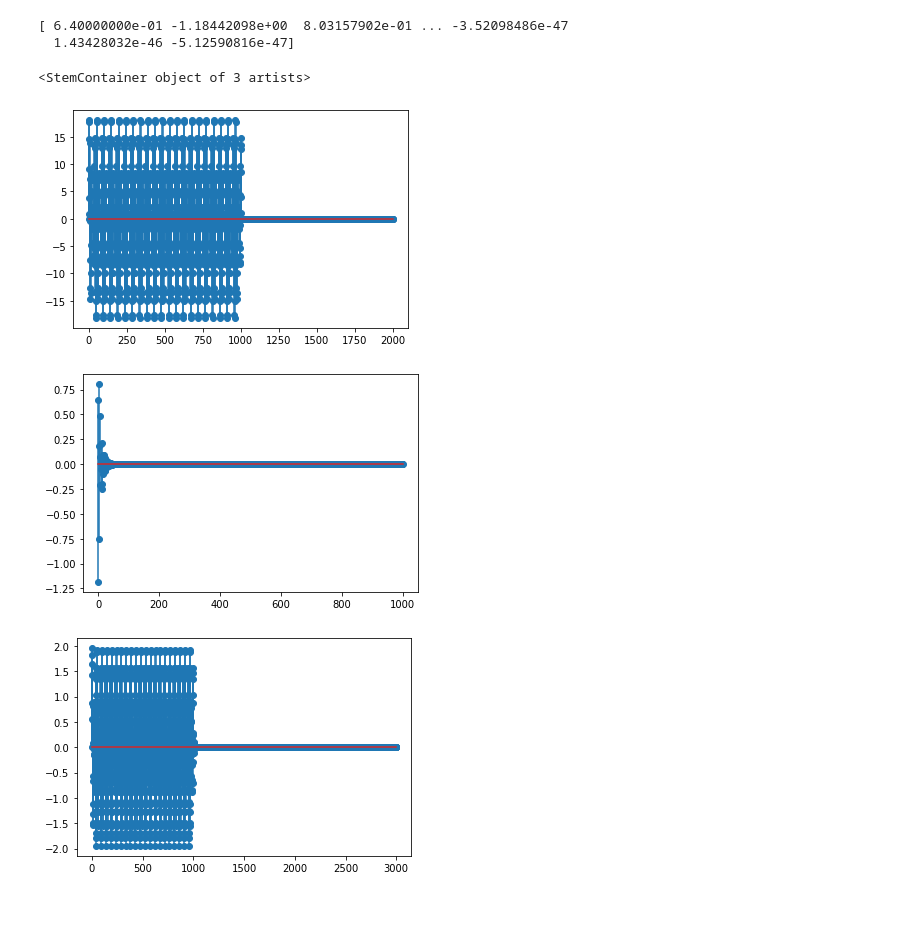
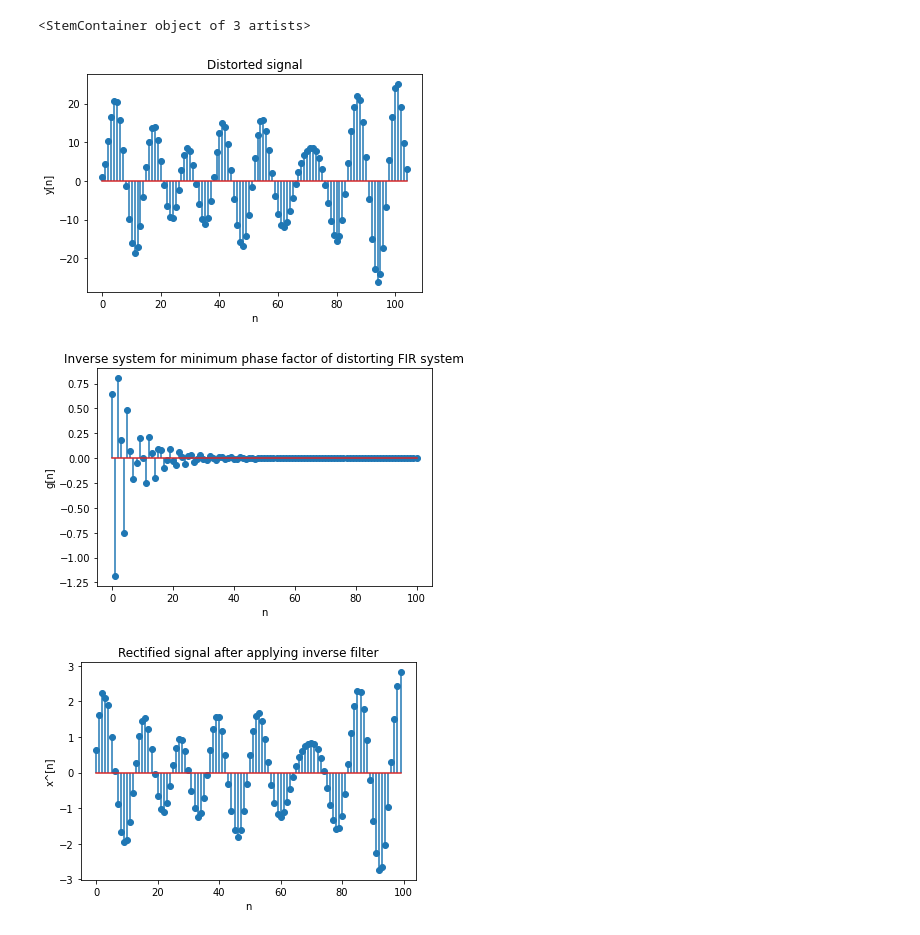
Before and after one commit to TUdayKiranReddy/DSP, a Jupyter notebook: hw4.ipynb, the cells around one changed output. Saved outputs shown, nothing was run; the diff lists cells and outputs as text; code cells hidden in the pictures; blank space fills up the shorter version.

```diff
--- a/hw4.ipynb
+++ b/hw4.ipynb
@@ -152,41 +188,29 @@ plt.stem(y)
 # %%
-def partialfrac_coef(z, i):
-    coe = 0
-    if i==1:
-        coe = 1/((1-0.9*np.exp(-0.6j*np.pi)/z)*(1-1.25*np.exp(0.8j*np.pi)/z)*(1-0.8*np.exp(-0.8j*np.pi)/z))
+g = -1*np.power((- 0.27811529493745262842097076827486 - 0.8559508646656383001882772987301j),n)*(0.14663288710561474694866337150187 + 0.34062336288391083028618212680458j) - np.power((- 0.27811529493745262842097076827486 + 0.8559508646656383001882772987301j), n)*(0.14663288710561474694866337150187 - 0.34062336288391083028618212680458j) + np.power((- 0.64721359549995793880583505597315 - 0.47022820183397862070506789677893j), n)*(0.46663288710561474694866337150187 - 0.083838714358561967363412760930737j) + np.power((- 0.64721359549995793880583505597315 + 0.47022820183397862070506789677893j), n)*(0.46663288710561474694866337150187 + 0.083838714358561967363412760930737j)
+g = np.real(g)
 
-    elif i==2:
-        coe = 1/((1-0.9*np.exp(0.6j*np.pi)/z)*(1-1.25*np.exp(0.8j*np.pi)/z)*(1-0.8*np.exp(-0.8j*np.pi)/z))
-    elif i==3:
-        coe = 1/((1-0.9*np.exp(0.6j*np.pi)/z)*(1-0.9*np.exp(-0.6j*np.pi)/z)*(1-0.8*np.exp(-0.8j*np.pi)/z))
-    elif i==4:
-        coe = 1/((1-0.9*np.exp(0.6j*np.pi)/z)*(1-0.9*np.exp(-0.6j*np.pi)/z)*(1-0.8*np.exp(0.8j*np.pi)/z))
-    return coe
-# g = np.array([0.5184,
-#               -0.9*(1.8*np.cos(0.8*np.pi) + 1.6*np.cos(0.6*np.pi))/1.25,
-#               0.9**2 + 1.25**(-2) + 2*0.9*(np.cos(0.2*np.pi)+np.cos(1.4*np.pi))/1.25
-#               ,-1.8*np.cos(0.6*np.pi)-1.6*np.cos(0.8*np.pi)
-#               ,1])
-# g = np.flip(g)*1.25*1.25
-g = -1*np.power((- 0.27811529493745262842097076827486 - 0.8559508646656383001882772987301j),n)*(0.14663288710561474694866337150187 + 0.34062336288391083028618212680458j) - np.power((- 0.27811529493745262842097076827486 + 0.8559508646656383001882772987301j), n)*(0.14663288710561474694866337150187 - 0.34062336288391083028618212680458j) + np.power((- 0.64721359549995793880583505597315 - 0.47022820183397862070506789677893j), n)*(0.46663288710561474694866337150187 - 0.083838714358561967363412760930737j) + np.power((- 0.64721359549995793880583505597315 + 0.47022820183397862070506789677893j), n)*(0.46663288710561474694866337150187 + 0.083838714358561967363412760930737j)
-# pi = np.pi
-# g = 0.8*0.8*(partialfrac_coef(0.9*np.exp(0.6j*pi), 1)*np.power(0.9*np.exp(0.6j*pi), n) + partialfrac_coef(0.9*np.exp(-0.6j*pi), 2)*np.power(0.9*np.exp(-0.6j*pi), n)+partialfrac_coef(0.8*np.exp(0.8j*pi), 3)*np.power(0.8*np.exp(0.8j*pi), n)+partialfrac_coef(0.8*np.exp(-0.8j*pi), 4)*np.power(0.8*np.exp(-0.8j*pi), n))
-g = np.real(g)
-print(g)
 xt = convolve(y, g, plot=False)
+
 plt.figure()
+plt.title('Distorted signal')
+plt.xlabel('n')
+plt.ylabel('y[n]')
 plt.stem(y)
 
 plt.figure()
+plt.title('Inverse system for minimum phase factor of distorting FIR system')
+plt.xlabel('n')
+plt.ylabel('g[n]')
 plt.stem(g)
 
 plt.figure()
-plt.stem(xt)
+plt.title('Rectified signal after applying inverse filter')
+plt.xlabel('n')
+plt.ylabel('x^[n]')
+plt.stem(xt[:100])
 # %% [output]
-[ 6.40000000e-01 -1.18442098e+00  8.03157902e-01 ... -3.52098486e-47
-  1.43428032e-46 -5.12590816e-47]
+<StemContainer object of 3 artists>
-<StemContainer object of 3 artists>
-[figure, old version]
+[figure, new version]
-[figure, old version]
+[figure, new version]
-[figure, old version]
+[figure, new version]
 # %%
```
Also changed, not shown: parts of 18 cells of this notebook.
